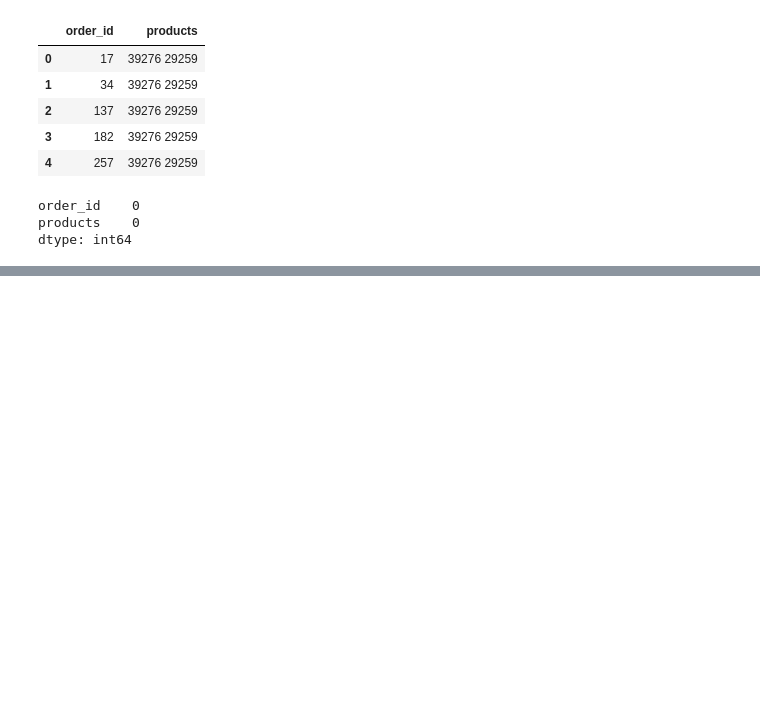
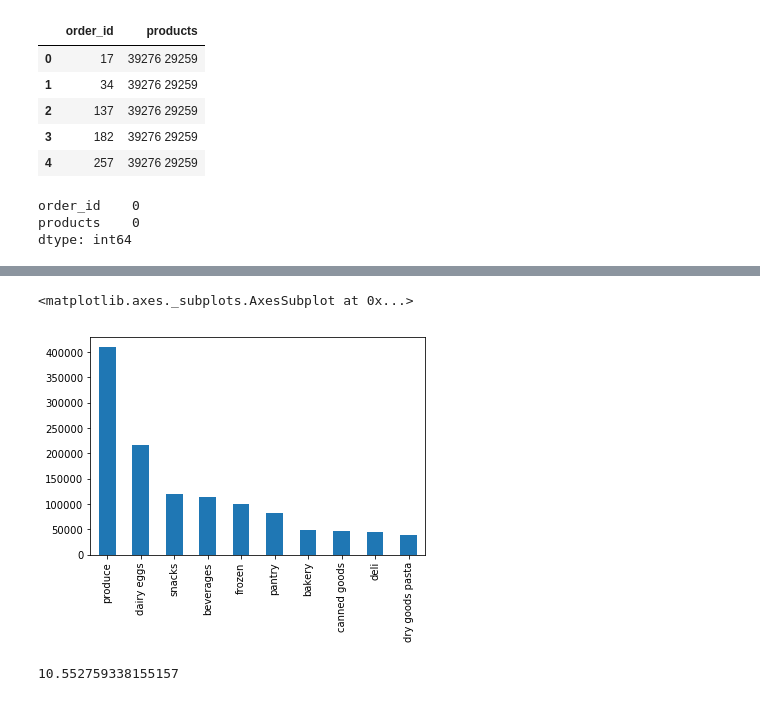
Before and after one commit to DrAugustine1981/InstacartCapstoneProject, a Jupyter notebook: EDA.ipynb, the cells around one changed output, grey strips where cells are left out. Cells and saved outputs as stored; diff of their text form; code cells hidden in the pictures; blank space fills up the shorter version.

```diff
--- a/EDA.ipynb
+++ b/EDA.ipynb
@@ -175,0 +322,7 @@ total number of products = 49688
+# %%
+#Top 10 most ordered departments
+top10deptrain=alltrain.department.value_counts().head(10)
+top10deptrain.plot(kind='bar')
+# %% [output]
+<matplotlib.axes._subplots.AxesSubplot at 0x...>
+[figure, added]
@@ -175,0 +331,5 @@ total number of products = 49688
+# %%
+#Averate number of products per order
+alltrain.groupby('order_id')['product_name'].size().mean()
+# %% [output]
+10.552759338155157
```
Also changed, not shown: parts of 49 cells of this notebook.
